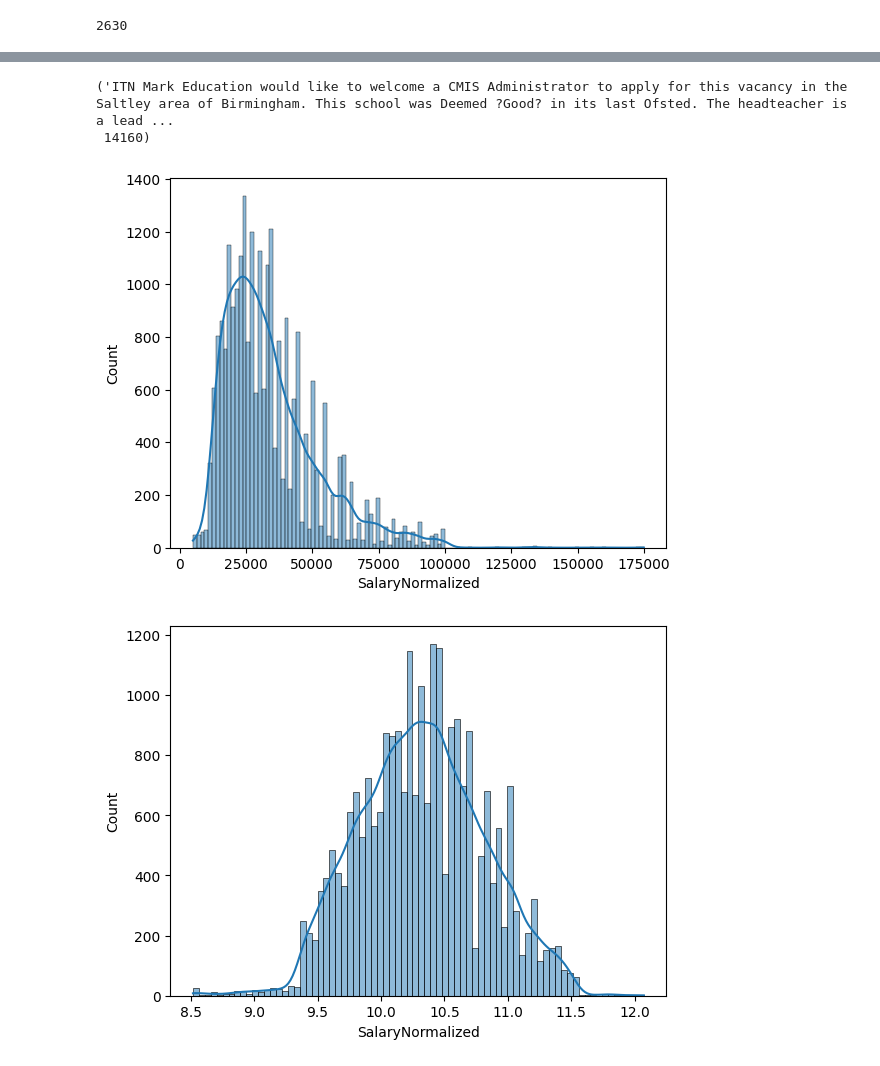
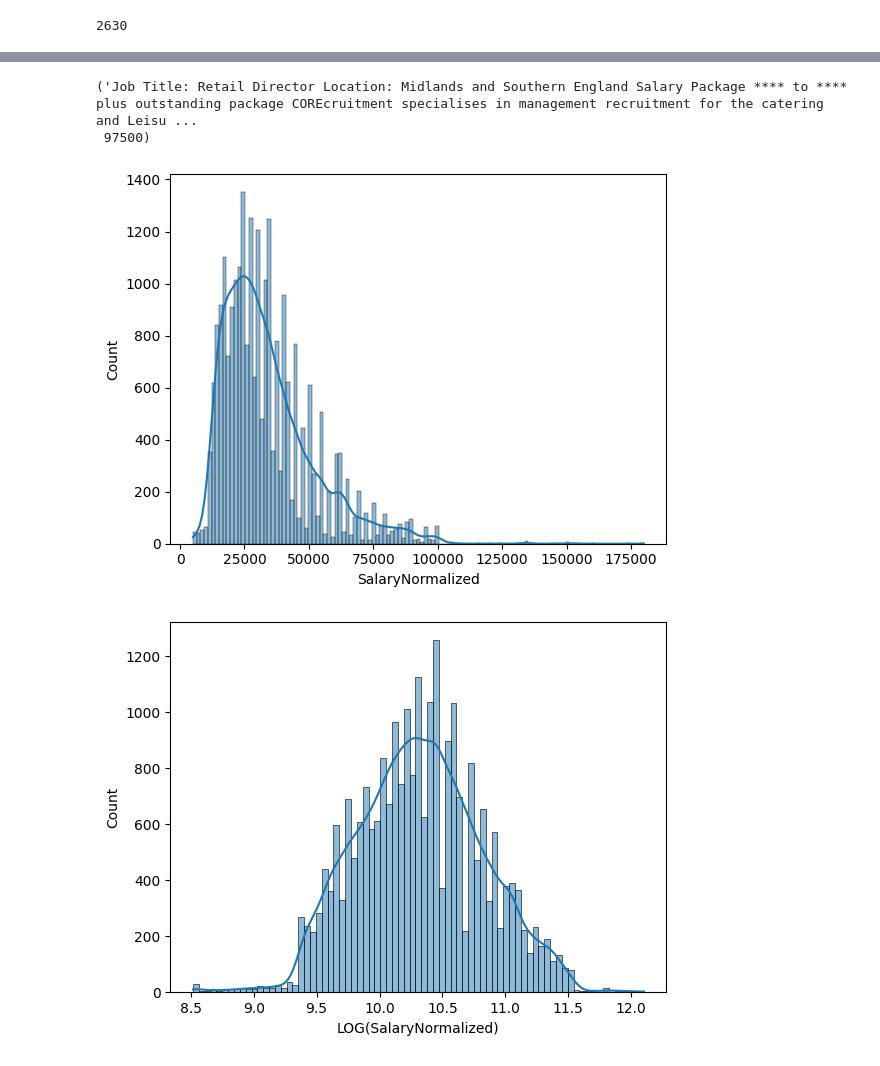
Before and after one commit to Lamantin12/HSE_NLP_bootcamp, a Jupyter notebook: Training_for_competition/Data_cleaning.ipynb, the cells around one changed output, grey strips where cells are left out. Saved outputs shown, nothing was run; the diff lists cells and outputs as text; code cells hidden in the pictures.

```diff
--- a/Training_for_competition/Data_cleaning.ipynb
+++ b/Training_for_competition/Data_cleaning.ipynb
@@ -49,4 +53,4 @@ train_df['FullDescription'].duplicated().sum()
 # %% [output]
 2630
 # %%
-train_df_small = train_df.sample(n = int(train_df.shape[0]*0.1))
+train_df = train_df.sample(n=int(0.1*train_df.shape[0]), random_state=1)
@@ -60,15 +57,17 @@ train_df_small.head(3)
 # %%
-X_train, y_train = train_df_small['FullDescription'], train_df_small['SalaryNormalized']
+X_train, y_train = train_df['FullDescription'], train_df['SalaryNormalized']
 # %%
-X_train.iloc[0], y_train.iloc[0]
+X_train.iloc[1], y_train.iloc[1]
 # %% [output]
-('ITN Mark Education would like to welcome a CMIS Administrator to apply for this vacancy in the Saltley area of Birmingham. This school was Deemed ?Good? in its last Ofsted. The headteacher is a lead ...
- 14160)
+('Job Title: Retail Director Location: Midlands and Southern England Salary Package **** to **** plus outstanding package COREcruitment specialises in management recruitment for the catering and Leisu ...
+ 97500)
 # %%
 ax = sns.histplot(y_train, kde=True)
 # %% [output]
-[figure, old version]
+[figure, new version]
 # %%
 ax = sns.histplot(np.log(y_train), kde=True)
+ax.set_xlabel("LOG(SalaryNormalized)")
+None
 # %% [output]
-[figure, old version]
+[figure, new version]
```
Also changed, not shown: parts of 19 cells of this notebook, 3 other files.
